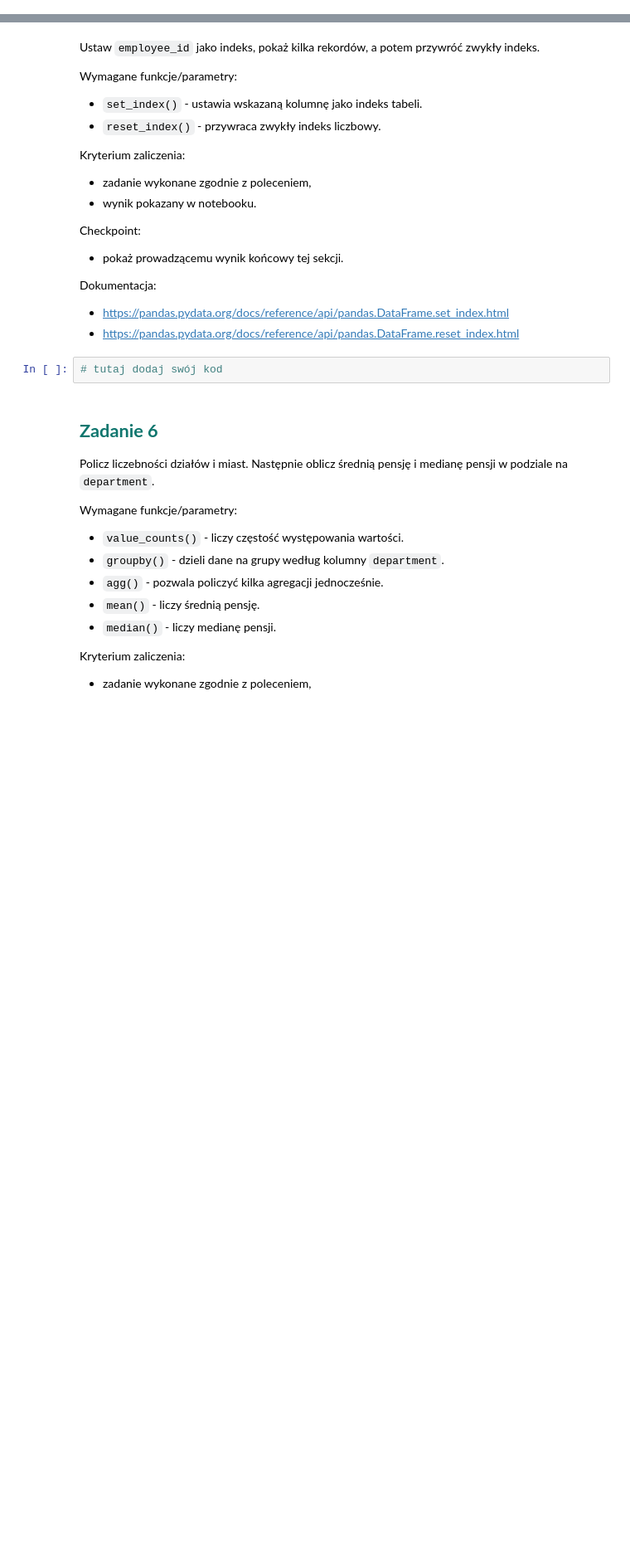
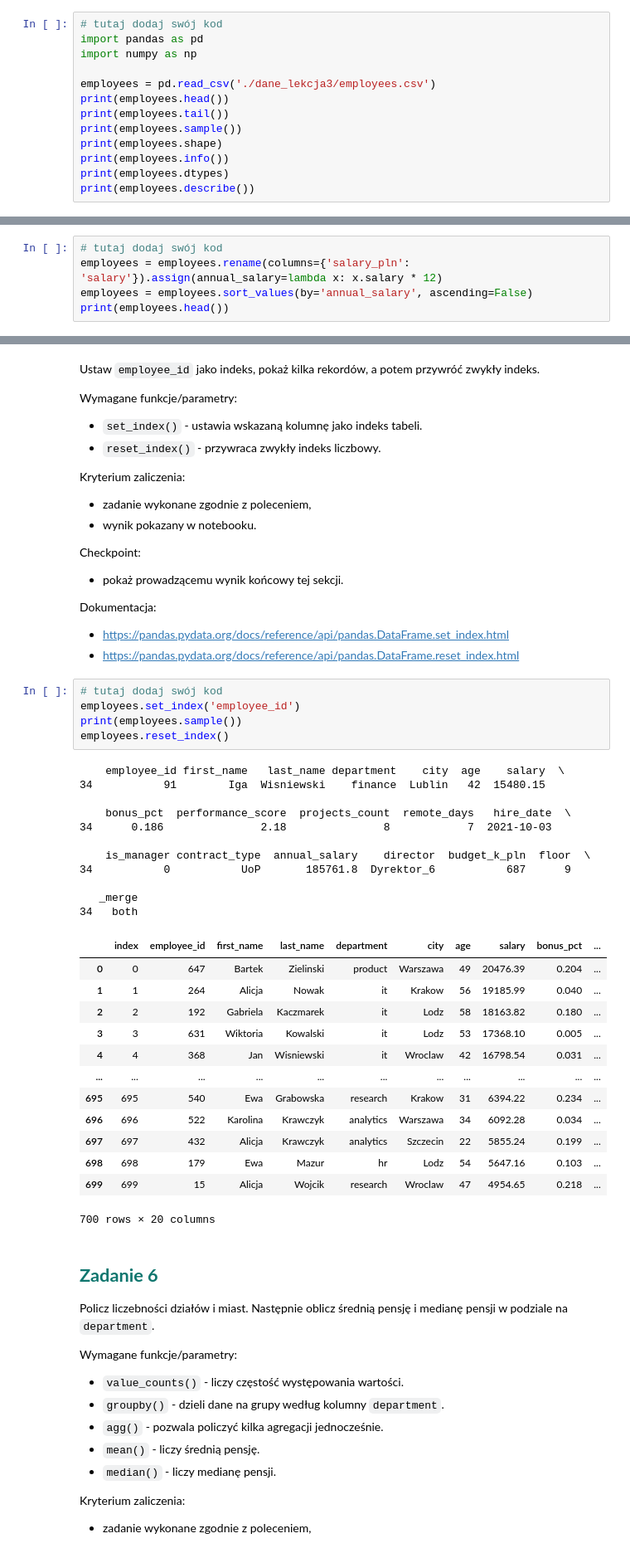
Before and after one commit to tpawlonka/AnalizaDanychPythonKurs, a Jupyter notebook: AnalizaDanychPython_Lekcja3.ipynb, the cells around one changed output, grey strips where cells are left out. Shown at 83% size. Drawn from its saved outputs; the diff is of its cells as text; blank space fills up the shorter version.

```diff
--- a/AnalizaDanychPython_Lekcja3.ipynb
+++ b/AnalizaDanychPython_Lekcja3.ipynb
@@ -543,0 +526,13 @@ for df in dataframes_dirty:
+# %%
+# tutaj dodaj swój kod
+import pandas as pd
+import numpy as np
+
+employees = pd.read_csv('./dane_lekcja3/employees.csv')
+print(employees.head())
+print(employees.tail())
+print(employees.sample())
+print(employees.shape)
+print(employees.info())
+print(employees.dtypes)
+print(employees.describe())
@@ -646,0 +650,5 @@ Dokumentacja:
+# %%
+# tutaj dodaj swój kod
+employees = employees.rename(columns={'salary_pln': 'salary'}).assign(annual_salary=lambda x: x.salary * 12)
+employees = employees.sort_values(by='annual_salary', ascending=False)
+print(employees.head())
@@ -665,6 +691,34 @@ Dokumentacja:
 - https://pandas.pydata.org/docs/reference/api/pandas.DataFrame.reset_index.html
 # %%
 # tutaj dodaj swój kod
+employees.set_index('employee_id')
+print(employees.sample())
+employees.reset_index()
+# %% [output]
+    employee_id first_name   last_name department    city  age    salary  \
+34           91        Iga  Wisniewski    finance  Lublin   42  15480.15
+
+    bonus_pct  performance_score  projects_count  remote_days   hire_date  \
+34      0.186               2.18               8            7  2021-10-03
+
+    is_manager contract_type  annual_salary    director  budget_k_pln  floor  \
+34           0           UoP       185761.8  Dyrektor_6           687      9
+
+   _merge
+34   both
+|  | index | employee_id | first_name | last_name | department | city | age | salary | bonus_pct | ... |
+| 0 | 0 | 647 | Bartek | Zielinski | product | Warszawa | 49 | 20476.39 | 0.204 | ... |
+| 1 | 1 | 264 | Alicja | Nowak | it | Krakow | 56 | 19185.99 | 0.040 | ... |
+| 2 | 2 | 192 | Gabriela | Kaczmarek | it | Lodz | 58 | 18163.82 | 0.180 | ... |
+| 3 | 3 | 631 | Wiktoria | Kowalski | it | Lodz | 53 | 17368.10 | 0.005 | ... |
+| 4 | 4 | 368 | Jan | Wisniewski | it | Wroclaw | 42 | 16798.54 | 0.031 | ... |
+| ... | ... | ... | ... | ... | ... | ... | ... | ... | ... | ... |
+| 695 | 695 | 540 | Ewa | Grabowska | research | Krakow | 31 | 6394.22 | 0.234 | ... |
+| 696 | 696 | 522 | Karolina | Krawczyk | analytics | Warszawa | 34 | 6092.28 | 0.034 | ... |
+| 697 | 697 | 432 | Alicja | Krawczyk | analytics | Szczecin | 22 | 5855.24 | 0.199 | ... |
+| 698 | 698 | 179 | Ewa | Mazur | hr | Lodz | 54 | 5647.16 | 0.103 | ... |
+| 699 | 699 | 15 | Alicja | Wojcik | research | Wroclaw | 47 | 4954.65 | 0.218 | ... |
+700 rows × 20 columns
 # %% [markdown]
 ## <span style="color:#0f766e; font-weight:700;">Zadanie 6</span>
 
```
Also changed, not shown: parts of 16 cells of this notebook.
